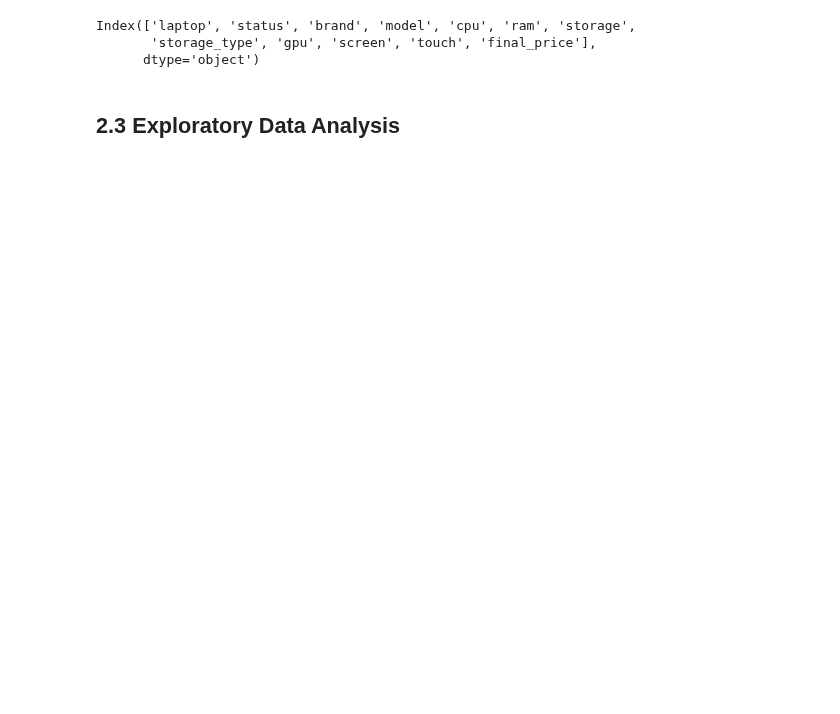
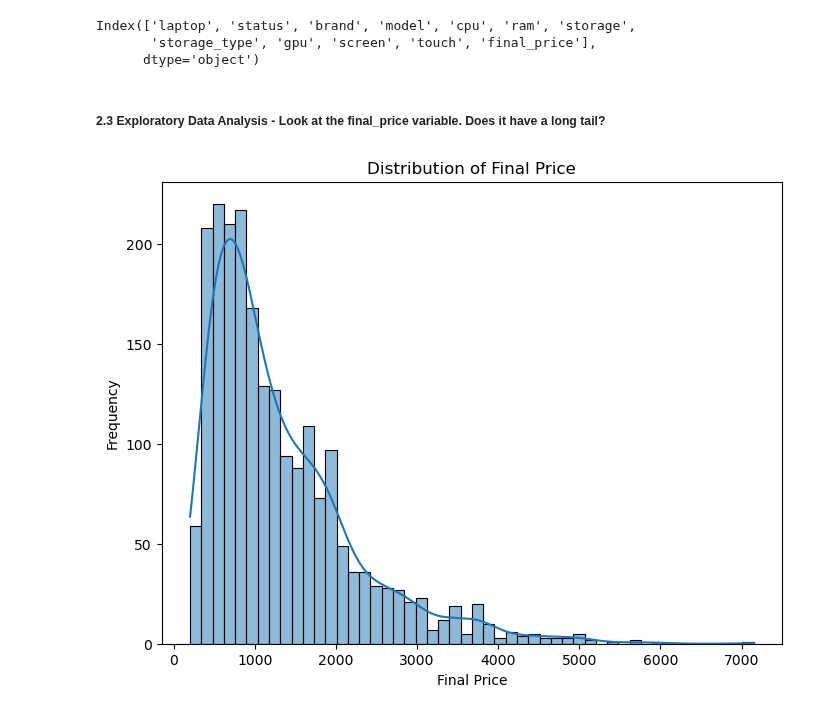
Before and after one commit to ShukrohBello/Machine-Learning-Zoomcamp, a Jupyter notebook: 02-regression/hw_retake.ipynb, the cells around one changed output. Drawn from its saved outputs; the diff is of its cells as text; code cells hidden in the pictures; blank space fills up the shorter version.

```diff
--- a/02-regression/hw_retake.ipynb
+++ b/02-regression/hw_retake.ipynb
@@ -32,4 +32,4 @@ Index(['laptop', 'status', 'brand', 'model', 'cpu', 'ram', 'storage',
        'storage_type', 'gpu', 'screen', 'touch', 'final_price'],
       dtype='object')
 # %% [markdown]
-## 2.3 Exploratory Data Analysis
+##### 2.3 Exploratory Data Analysis - Look at the final_price variable. Does it have a long tail?
@@ -37,0 +36,10 @@ final_price.
+# %%
+# Plotting a histogram to check
+plt.figure(figsize=(8, 6))
+sns.histplot(df['final_price'], bins=50, kde=True)
+plt.title('Distribution of Final Price')
+plt.xlabel('Final Price')
+plt.ylabel('Frequency')
+plt.show()
+# %% [output]
+[figure, added]
```
Also changed, not shown: parts of 1 cell of this notebook, 1 other file.
